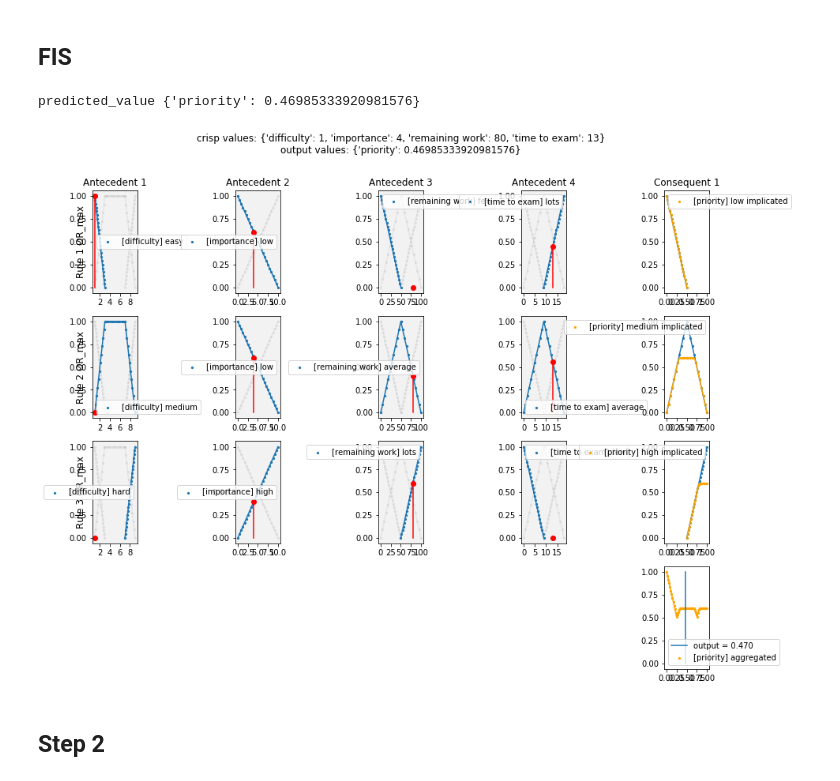
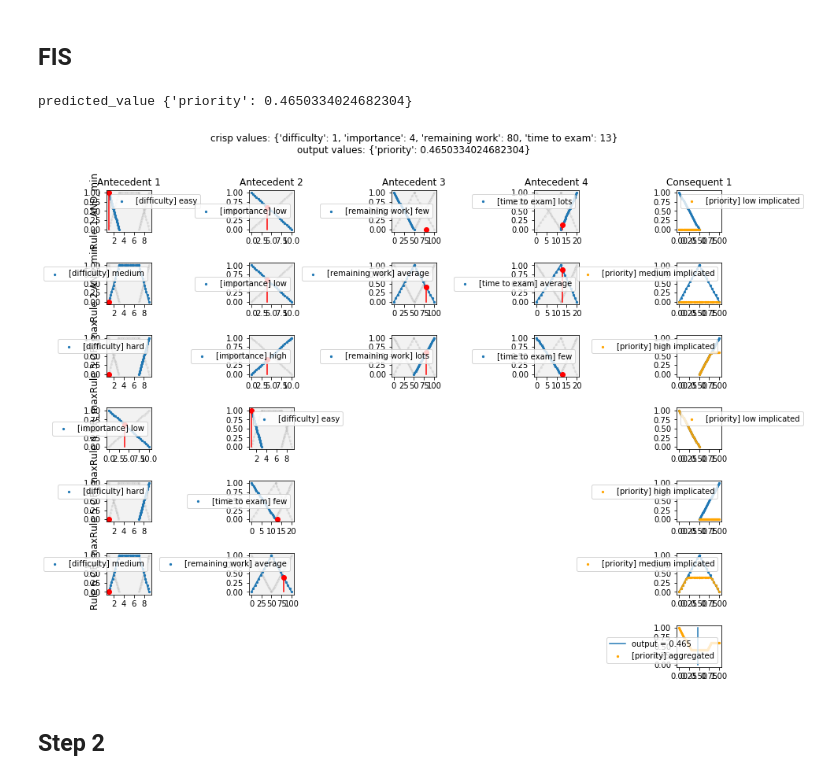
Before and after one commit to Nortalle/LFA_labo_021, a Jupyter notebook: LFA labo 040/000_exam_problem.ipynb, the cells around one changed output. Drawn from its saved outputs; the diff is of its cells as text; code cells hidden in the pictures.

```diff
--- a/LFA labo 040/000_exam_problem.ipynb
+++ b/LFA labo 040/000_exam_problem.ipynb
@@ -209,7 +209,7 @@ r1 = FuzzyRule(
         Antecedent(lv_remaining_work, "few"),
         Antecedent(lv_time_to_exam, "lots"),
     ],
-        ant_act_func=OR_max,
+        ant_act_func=AND_min,
     cons=[
         Consequent(lv_priority, "low"),
     ],
@@ -224,7 +224,7 @@ r2 = FuzzyRule(
         Antecedent(lv_remaining_work, "average"),
         Antecedent(lv_time_to_exam, "average"),
     ],
-        ant_act_func=OR_max,
+        ant_act_func=AND_min,
     cons=[
         Consequent(lv_priority, "medium"),
     ],
@@ -246,33 +246,69 @@ r3 = FuzzyRule(
     impl_func=MIN
 
 )
+
+r4 = FuzzyRule(
+    ants=[
+        Antecedent(lv_importance, "low"),
+        Antecedent(lv_difficulty, "easy")
+    ],
+        ant_act_func=OR_max,
+    cons=[
+        Consequent(lv_priority, "low"),
+    ],
+    impl_func=MIN
+)
+
+r5 = FuzzyRule(
+    ants=[
+        Antecedent(lv_remaining_work, "lots"),
+        Antecedent(lv_time_to_exam, "few")
+    ],
+        ant_act_func=AND_min,
+    cons=[
+        Consequent(lv_priority, "high"),
+    ],
+    impl_func=MIN
+)
+
+r5 = FuzzyRule(
+    ants=[
+        Antecedent(lv_difficulty, "hard"),
+        Antecedent(lv_time_to_exam, "few")
+    ],
+        ant_act_func=OR_max,
+    cons=[
+        Consequent(lv_priority, "high")
+    ],
+    impl_func=MIN
+)
 # %% [markdown]
 ## FIS
 # %%
 
 # Step 3: create the FIS
 fis = FIS(
-    rules=[r1, r2, r3],
+    rules=[r1, r2, r3, r4, r5],
     aggr_func=np.max, # aggregation function or "how the implicated consequent(s) will be combined together"
     defuzz_func=COA_func # defuzzification or "how the "final" membership function created after the aggregation step will be interpreted as a output crisp value
 )
 
 # Step 4: execute the FIS
 input_values = {'difficulty': 1,
                 'importance': 4,
                 'remaining work': 80,
                 'time to exam': 13}
 
 predicted_value = fis.predict(input_values)
 print("predicted_value", predicted_value)
 
 
 # Step 5: View the FIS
 fisv = FISViewer(fis, figsize=(12, 10))
 fisv.show()
 # %% [output]
-predicted_value {'priority': 0.46985333920981576}
+predicted_value {'priority': 0.4650334024682304}
-[figure, old version]
+[figure, new version]
 # %% [markdown]
 ## Step 2
 # %% [markdown]
```
Also changed, not shown: parts of 3 cells of this notebook.
